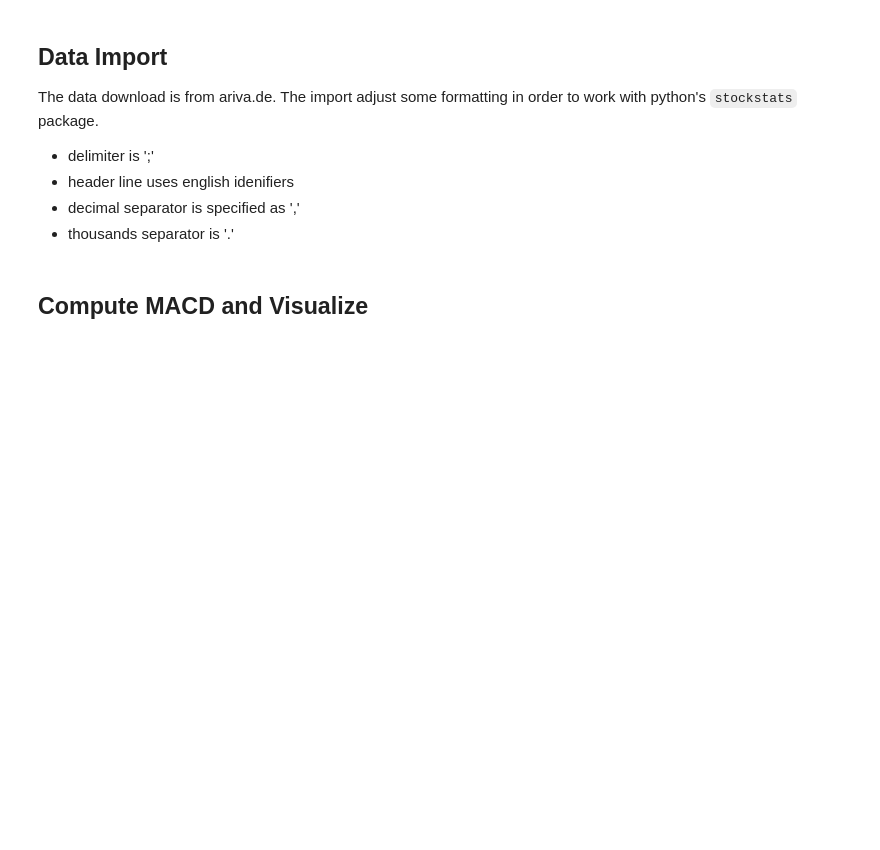
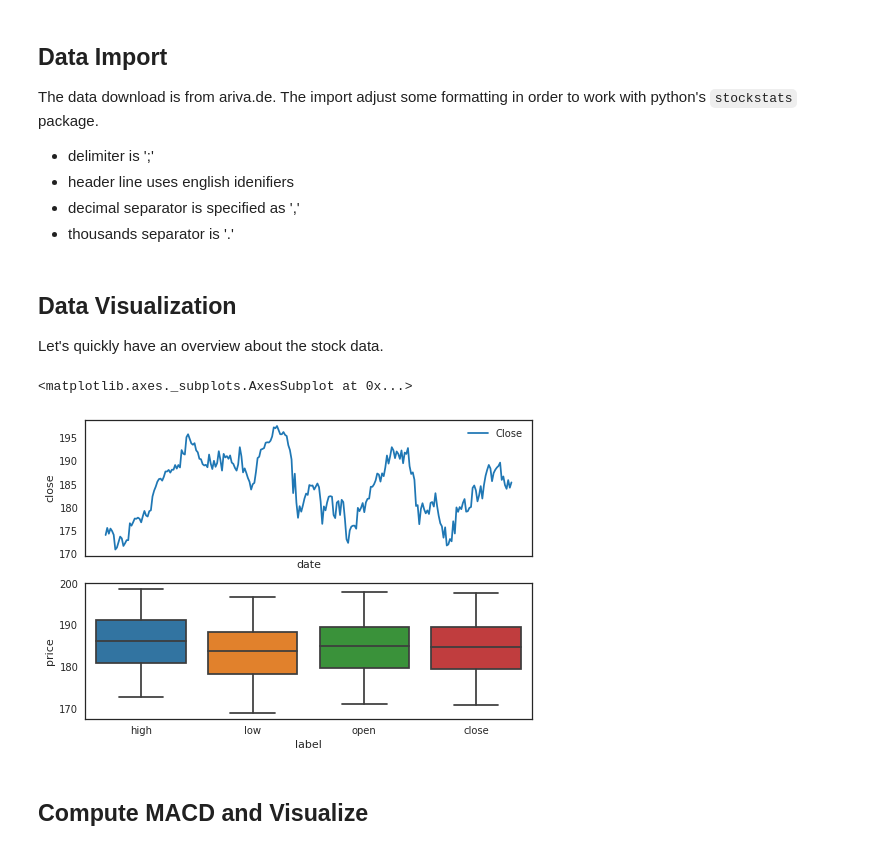
Before and after one commit to cdeck3r/LoSTanSiBLE, a Jupyter notebook: LoSTanSiBLE/notebooks/MACD_BuySell.ipynb, the cells around one changed output. Drawn from its saved outputs; the diff is of its cells as text; code cells hidden in the pictures; blank space fills up the shorter version.

```diff
--- a/LoSTanSiBLE/notebooks/MACD_BuySell.ipynb
+++ b/LoSTanSiBLE/notebooks/MACD_BuySell.ipynb
@@ -107,6 +140,38 @@ stock  = Sdf.retype(data)
 
 # sort by date ascending
 stock.sort_index(ascending=True, inplace=True)
+# %% [markdown]
+## Data Visualization
+
+Let's quickly have an overview about the stock data.
+# %%
+# reset the index to use it as x-axis data
+stock.reset_index(inplace=True)
+# reindex the dataframe
+stock.index = [stock['date']]
+
+style.use('seaborn-notebook')
+style.use('seaborn-white')
+
+# 2x1 plot
+stock_fig = plt.figure()
+stock_fig1 = stock_fig.add_subplot(211) # 3x1, fig.1
+stock_fig2 = stock_fig.add_subplot(212) # 3x1, fig.2
+
+# line plot for close
+sns.lineplot(data=stock, x='date', y='close', label='Close', ax=stock_fig1)
+# remove ticks and labels
+stock_fig1.tick_params(labelbottom=False, bottom=False)
+
+# box plot for open, close, high, low
+stock_prices = pd.DataFrame({'price': stock['high'], 'label': 'high'})
+stock_prices = pd.concat([stock_prices, pd.DataFrame({'price': stock['low'], 'label': 'low'})], sort=False)
+stock_prices = pd.concat([stock_prices, pd.DataFrame({'price': stock['open'], 'label': 'open'})], sort=False)
+stock_prices = pd.concat([stock_prices, pd.DataFrame({'price': stock['close'], 'label': 'close'})], sort=False)
+sns.boxplot(x="label", y="price", data=stock_prices)
+# %% [output]
+<matplotlib.axes._subplots.AxesSubplot at 0x...>
+[figure, added]
 # %% [markdown]
 ## Compute MACD and Visualize
 # %%
```
Also changed, not shown: parts of 18 cells of this notebook, 11 other files.
